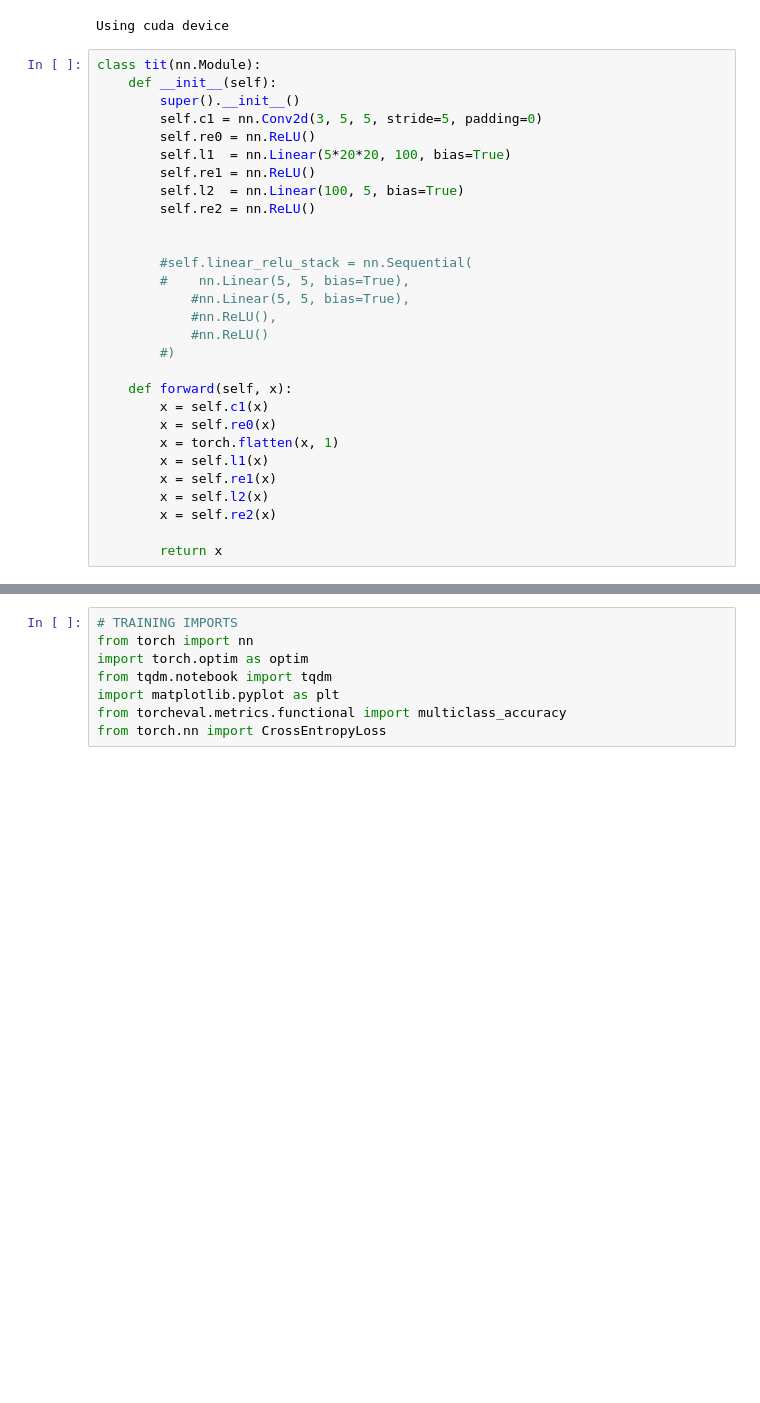
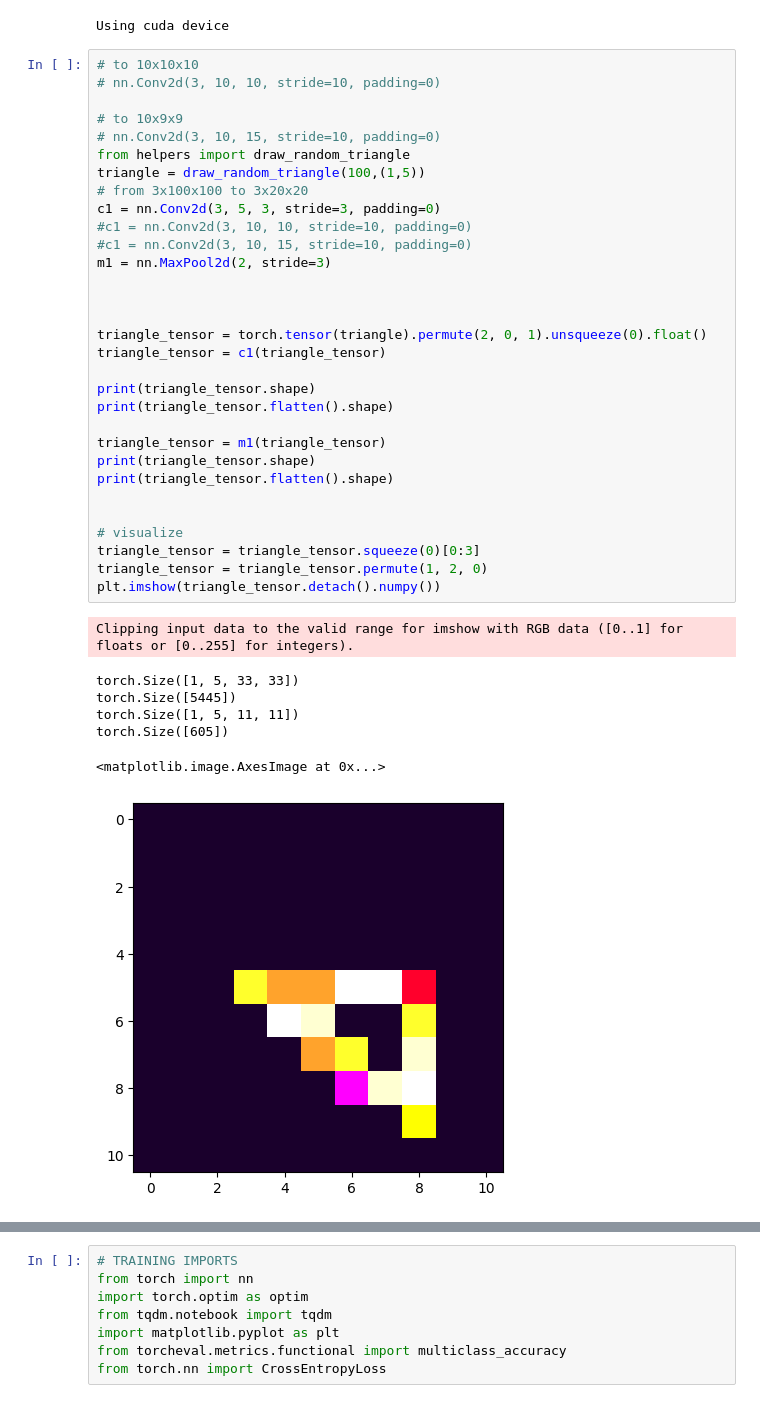
Before and after one commit to miriusz6/NNMultiClassClassifier, a Jupyter notebook: kupa.ipynb, the cells around one changed output, grey strips where cells are left out. Drawn from its saved outputs; the diff is of its cells as text; blank space fills up the shorter version.

```diff
--- a/kupa.ipynb
+++ b/kupa.ipynb
@@ -18,32 +18,42 @@ device = (
 print(f"Using {device} device")
 # %% [output]
 Using cuda device
-# %%
-class tit(nn.Module):
-    def __init__(self):
-        super().__init__()
-        self.c1 = nn.Conv2d(3, 5, 5, stride=5, padding=0)
-        self.re0 = nn.ReLU()
-        self.l1  = nn.Linear(5*20*20, 100, bias=True)
-        self.re1 = nn.ReLU()
-        self.l2  = nn.Linear(100, 5, bias=True)
-        self.re2 = nn.ReLU()
-
-
-        #self.linear_relu_stack = nn.Sequential(
-        #    nn.Linear(5, 5, bias=True),
-            #nn.Linear(5, 5, bias=True),
-            #nn.ReLU(),
-            #nn.ReLU()
-        #)
-
-    def forward(self, x):
-        x = self.c1(x)
-        x = self.re0(x)
-        x = torch.flatten(x, 1)
-        x = self.l1(x)
-        x = self.re1(x)
-        x = self.l2(x)
-        x = self.re2(x)
-
-        return x
+# %%
+# to 10x10x10
+# nn.Conv2d(3, 10, 10, stride=10, padding=0)
+
+# to 10x9x9
+# nn.Conv2d(3, 10, 15, stride=10, padding=0)
+from helpers import draw_random_triangle
+triangle = draw_random_triangle(100,(1,5))
+# from 3x100x100 to 3x20x20
+c1 = nn.Conv2d(3, 5, 3, stride=3, padding=0)
+#c1 = nn.Conv2d(3, 10, 10, stride=10, padding=0)
+#c1 = nn.Conv2d(3, 10, 15, stride=10, padding=0)
+m1 = nn.MaxPool2d(2, stride=3)
+
+
+
+triangle_tensor = torch.tensor(triangle).permute(2, 0, 1).unsqueeze(0).float()
+triangle_tensor = c1(triangle_tensor)
+
+print(triangle_tensor.shape)
+print(triangle_tensor.flatten().shape)
+
+triangle_tensor = m1(triangle_tensor)
+print(triangle_tensor.shape)
+print(triangle_tensor.flatten().shape)
+
+
+# visualize
+triangle_tensor = triangle_tensor.squeeze(0)[0:3]
+triangle_tensor = triangle_tensor.permute(1, 2, 0)
+plt.imshow(triangle_tensor.detach().numpy())
+# %% [output]
+Clipping input data to the valid range for imshow with RGB data ([0..1] for floats or [0..255] for integers).
+torch.Size([1, 5, 33, 33])
+torch.Size([5445])
+torch.Size([1, 5, 11, 11])
+torch.Size([605])
+<matplotlib.image.AxesImage at 0x...>
+[figure, added]
```
Also changed, not shown: parts of 12 cells of this notebook, 1 other file.
